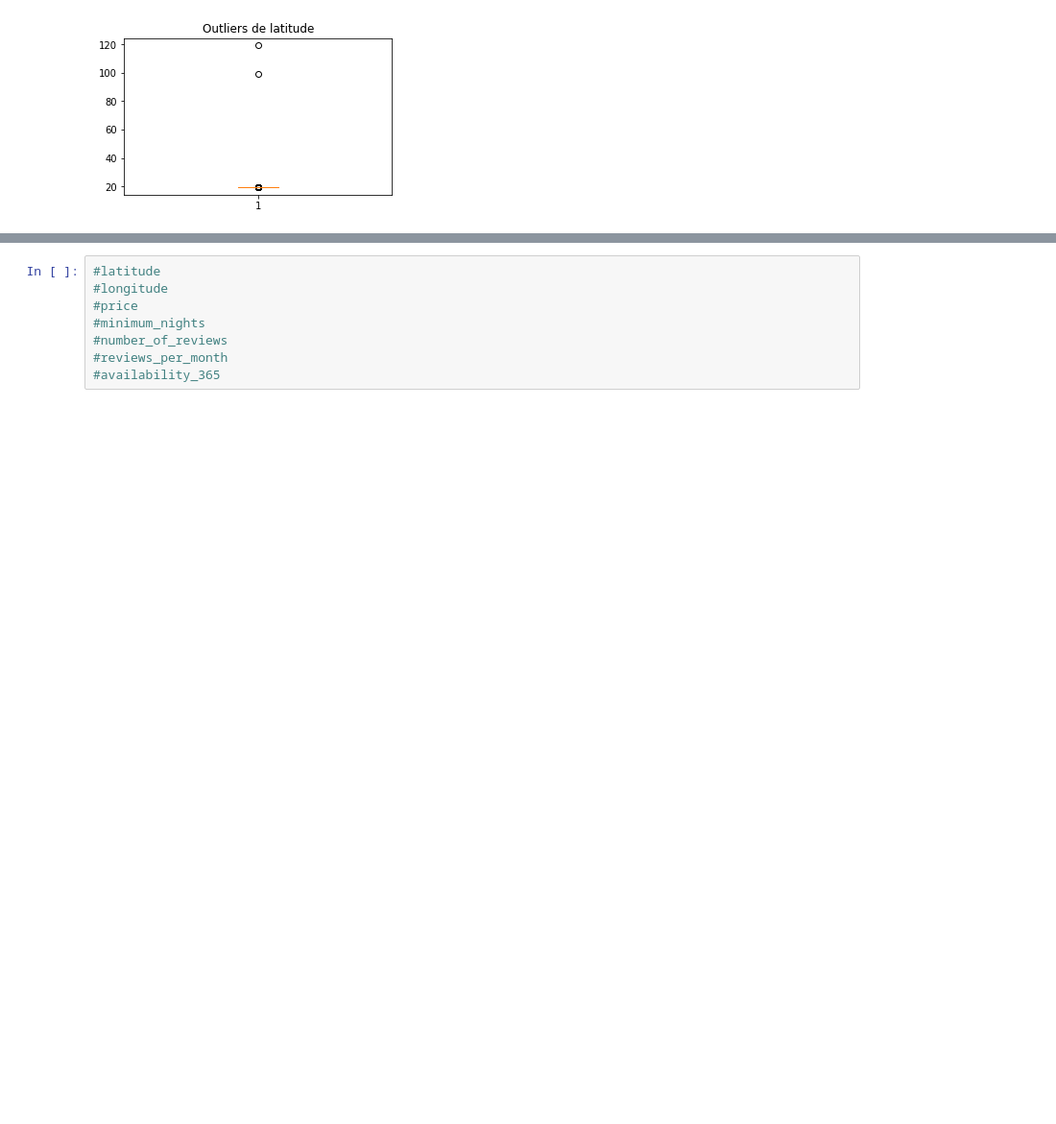
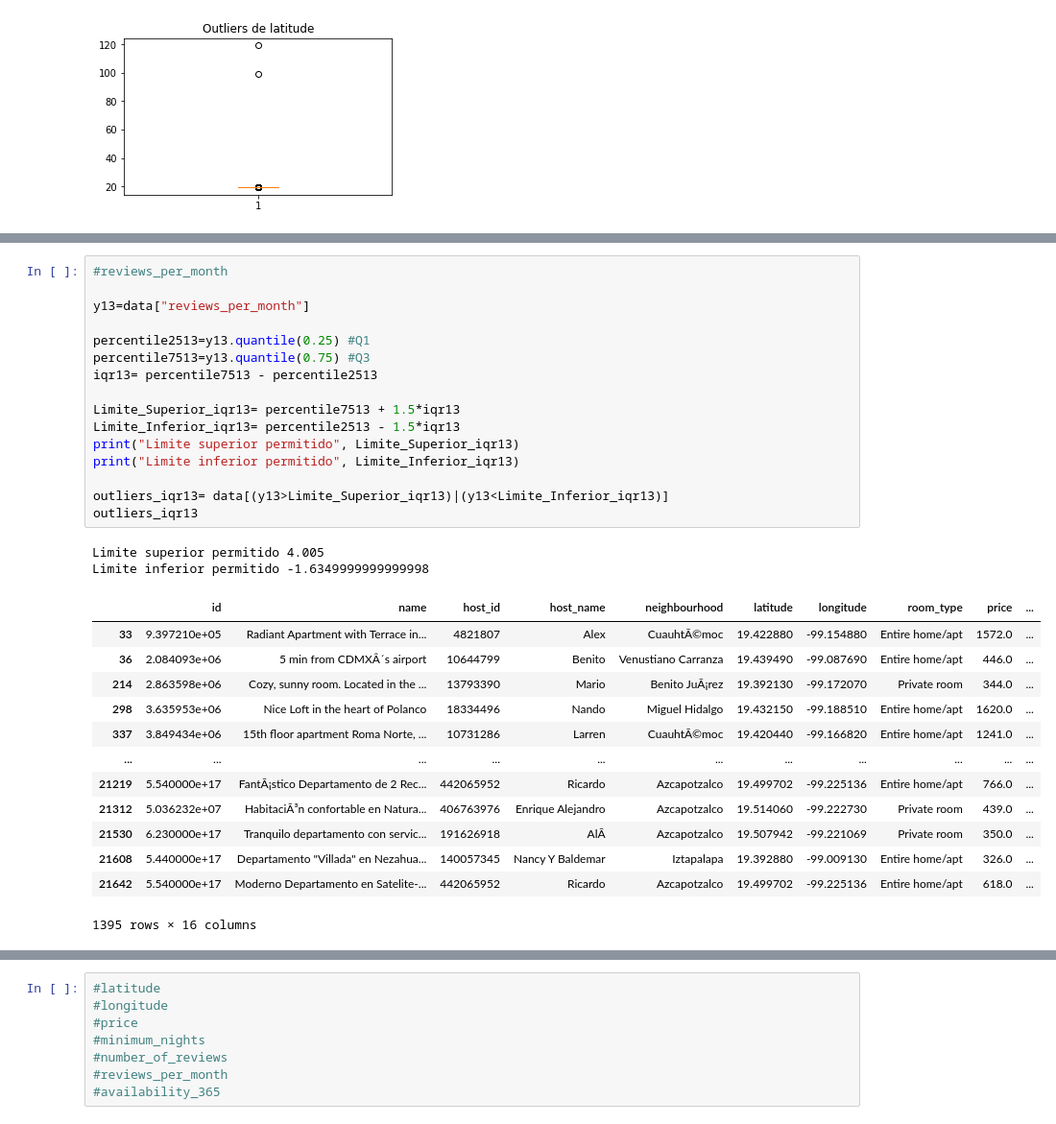
Before and after one commit to rodrigoruizteodoro/AIRBNB_ETAPA1, a Jupyter notebook: AIRBNB.ipynb, the cells around one changed output, grey strips where cells are left out. Shown: that part at 96% size. Saved outputs shown, nothing was run; the diff lists cells and outputs as text; blank space fills up the shorter version.

```diff
--- a/AIRBNB.ipynb
+++ b/AIRBNB.ipynb
@@ -415,0 +556,32 @@ outliers_iqr8
+# %%
+#reviews_per_month
+
+y13=data["reviews_per_month"]
+
+percentile2513=y13.quantile(0.25) #Q1
+percentile7513=y13.quantile(0.75) #Q3
+iqr13= percentile7513 - percentile2513
+
+Limite_Superior_iqr13= percentile7513 + 1.5*iqr13
+Limite_Inferior_iqr13= percentile2513 - 1.5*iqr13
+print("Limite superior permitido", Limite_Superior_iqr13)
+print("Limite inferior permitido", Limite_Inferior_iqr13)
+
+outliers_iqr13= data[(y13>Limite_Superior_iqr13)|(y13<Limite_Inferior_iqr13)]
+outliers_iqr13
+# %% [output]
+Limite superior permitido 4.005
+Limite inferior permitido -1.6349999999999998
+|  | id | name | host_id | host_name | neighbourhood | latitude | longitude | room_type | price | ... |
+| 33 | 9.397210e+05 | Radiant Apartment with Terrace in... | 4821807 | Alex | CuauhtÃ©moc | 19.422880 | -99.154880 | Entire home/apt | 1572.0 | ... |
+| 36 | 2.084093e+06 | 5 min from CDMXÂ´s airport | 10644799 | Benito | Venustiano Carranza | 19.439490 | -99.087690 | Entire home/apt | 446.0 | ... |
+| 214 | 2.863598e+06 | Cozy, sunny room. Located in the ... | 13793390 | Mario | Benito JuÃ¡rez | 19.392130 | -99.172070 | Private room | 344.0 | ... |
+| 298 | 3.635953e+06 | Nice Loft in the heart of Polanco | 18334496 | Nando | Miguel Hidalgo | 19.432150 | -99.188510 | Entire home/apt | 1620.0 | ... |
+| 337 | 3.849434e+06 | 15th floor apartment Roma Norte, ... | 10731286 | Larren | CuauhtÃ©moc | 19.420440 | -99.166820 | Entire home/apt | 1241.0 | ... |
+| ... | ... | ... | ... | ... | ... | ... | ... | ... | ... | ... |
+| 21219 | 5.540000e+17 | FantÃ¡stico Departamento de 2 Rec... | 442065952 | Ricardo | Azcapotzalco | 19.499702 | -99.225136 | Entire home/apt | 766.0 | ... |
+| 21312 | 5.036232e+07 | HabitaciÃ³n confortable en Natura... | 406763976 | Enrique Alejandro | Azcapotzalco | 19.514060 | -99.222730 | Private room | 439.0 | ... |
+| 21530 | 6.230000e+17 | Tranquilo departamento con servic... | 191626918 | AlÃ­ | Azcapotzalco | 19.507942 | -99.221069 | Private room | 350.0 | ... |
+| 21608 | 5.440000e+17 | Departamento "Villada" en Nezahua... | 140057345 | Nancy Y Baldemar | Iztapalapa | 19.392880 | -99.009130 | Entire home/apt | 326.0 | ... |
+| 21642 | 5.540000e+17 | Moderno Departamento en Satelite-... | 442065952 | Ricardo | Azcapotzalco | 19.499702 | -99.225136 | Entire home/apt | 618.0 | ... |
+1395 rows × 16 columns
```
Also changed, not shown: parts of 11 cells of this notebook.
